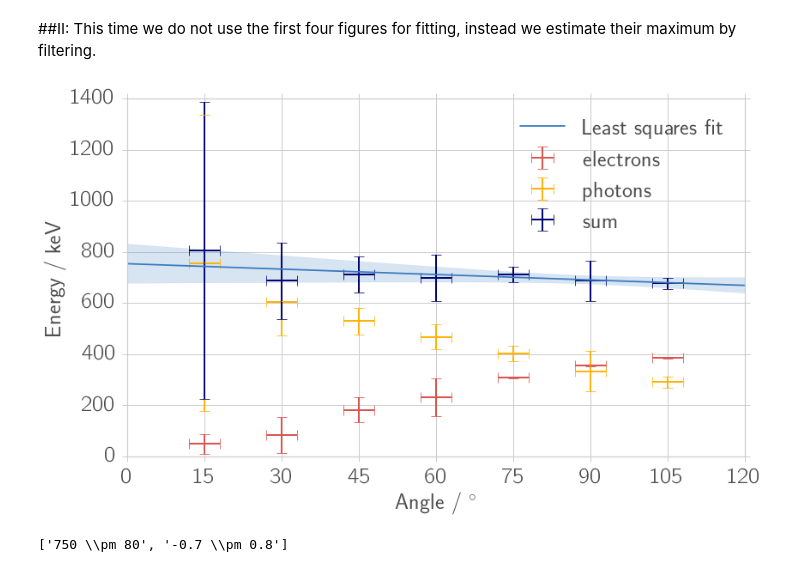
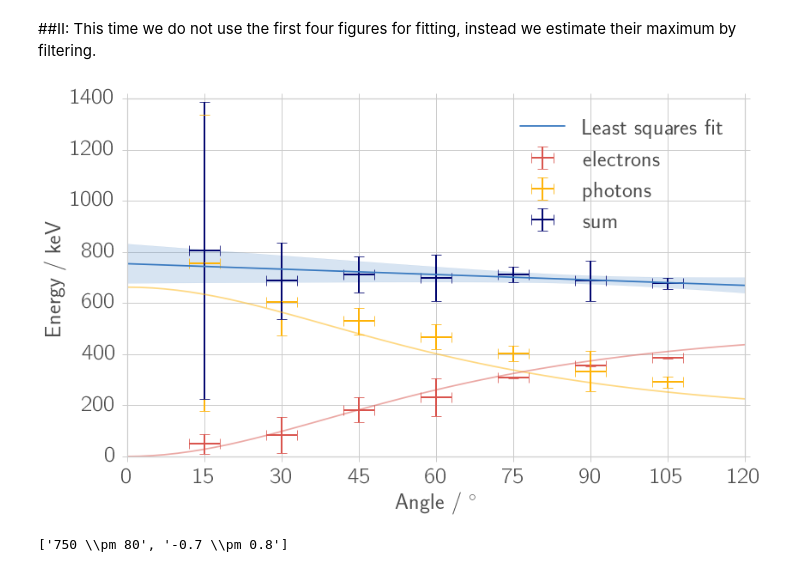
Before and after one commit to Bondzio/fp, a Jupyter notebook: compton/analysis/energy_conservation.ipynb, the cells around one changed output. Drawn from its saved outputs; the diff is of its cells as text; code cells hidden in the pictures.

```diff
--- a/compton/analysis/energy_conservation.ipynb
+++ b/compton/analysis/energy_conservation.ipynb
@@ -640,6 +650,21 @@ if save_fig:
 [figure]
 # %% [markdown]
 ##II: This time we do not use the first four figures for fitting, instead we estimate their maximum by filtering.
+# %%
+def E_red(E_gamma):
+    from scipy.constants import physical_constants as pc
+    m_e = pc["electron mass energy equivalent in MeV"][0] * 10**3 # in keV
+    return(E_gamma / m_e)
+
+def E_photon(theta_deg, E_gamma):
+    theta = theta_deg * np.pi / 180
+    b = E_red(E_gamma) * (1 - np.cos(theta))
+    return E_gamma / (1 + b)
+
+def E_electron(theta_deg, E_gamma):
+    theta = theta_deg * np.pi / 180
+    b = E_red(E_gamma) * (1 - np.cos(theta))
+    return E_gamma * b / (1 + b)
 # %%
 def height(channel, a,b):
     return a + b*channel
@@ -662,14 +687,22 @@ fig1, ax1 = plt.subplots(1, 1)
 fixticks(ax1)
 if not save_fig:
     fig1.suptitle('Energy conservation, all angles')
+
+
+## E_electrons
 ax1.errorbar(theta_ps, un.nominal_values(E_peaks_ps), \
              xerr=angle_error, yerr=un.std_devs(E_peaks_ps), \
              fmt=',', elinewidth=2.0, capsize=6.2, capthick=0.8, \
             label='electrons',color=colors[1])
+
+
+## E_photons
 ax1.errorbar(theta_na, un.nominal_values(E_peaks_na), \
              xerr=angle_error, yerr=un.std_devs(E_peaks_na), \
              fmt=',', elinewidth=2.0, capsize=6.2, capthick=0.8, \
             label='photons',color=colors[3])
+
+## sum
 ax1.errorbar(theta, un.nominal_values(E_sum), \
              xerr=angle_error, yerr=un.std_devs(E_sum), \
              fmt=',', elinewidth=2.0, capsize=6.2, capthick=0.8, \
@@ -678,34 +711,37 @@ ax1.errorbar(theta, un.nominal_values(E_sum), \
 
 p0 = [700,0]
 
 coeff, cov = curve_fit(height,theta, nom(E_sum), p0=p0,
                 sigma=sam(E_sum), absolute_sigma=True)
 
 coeff = uc.correlated_values(coeff, cov)
 theta_fit = np.linspace(0,120)
 fit = height(theta_fit,*coeff)
 
 ax1.plot(theta_fit,nom(fit),color=colors[0],label="Least squares fit")
 
 ax1.fill_between(theta_fit,
         un.nominal_values(fit) + un.std_devs(fit),
         un.nominal_values(fit) - un.std_devs(fit),
         facecolor=colors[0], color=colors[0], alpha=0.2)
+E_gamma = 662
 
+ax1.plot(theta_fit,E_photon(theta_fit, E_gamma),color=colors[3],alpha=0.5)
+ax1.plot(theta_fit,E_electron(theta_fit, E_gamma),color=colors[1],alpha=0.5)
 
 ax1.set_xlim(0, 120)
 ax1.set_ylim(0,)
 ax1.set_xlabel("Angle / $^\circ$")
 ax1.set_ylabel("Energy / keV")
 ax1.legend(loc=1)
 ax1.set_xticks(np.arange(0, 121, 15))
 ax1.grid(True)
 if save_fig:
     file_name = "energy_conservation"
     fig1.savefig(fig_dir + file_name + ".pdf")
     fig1.savefig(fig_dir + file_name + ".png")
 # %% [output]
-[figure, old version]
+[figure, new version]
 # %%
 [uc_str(k) for k in coeff]
 # %% [output]
```
Also changed, not shown: parts of 1 cell of this notebook, 4 other files.
